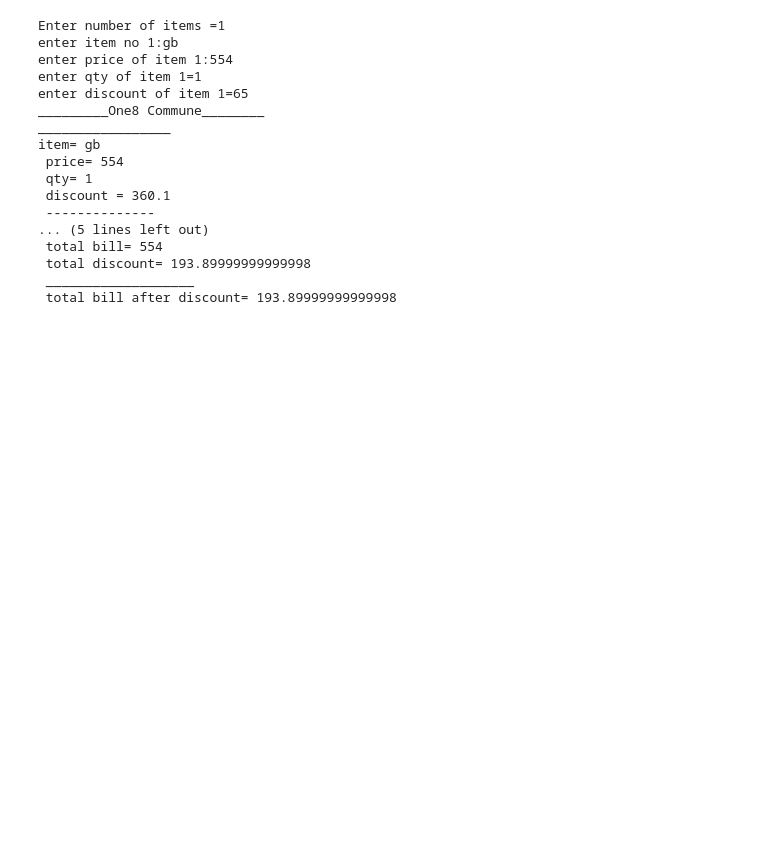
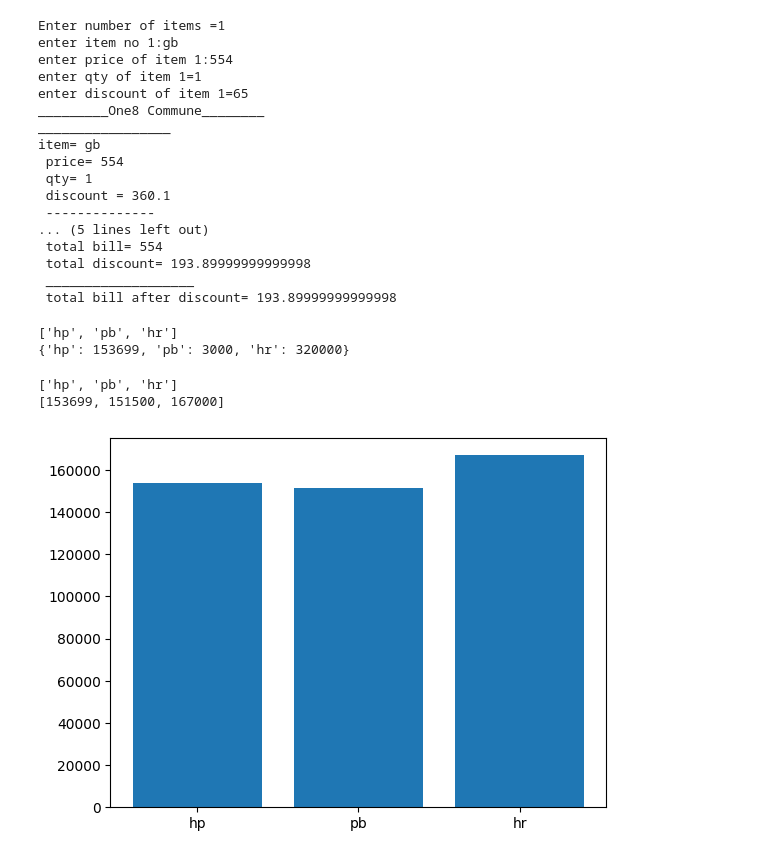
Before and after one commit to Shivam00242/python-class-cbitss, a Jupyter notebook: list_2.ipynb, the cells around one changed output. Drawn from its saved outputs; the diff is of its cells as text; code cells hidden in the pictures; blank space fills up the shorter version.

```diff
--- a/list_2.ipynb
+++ b/list_2.ipynb
@@ -151,3 +151,56 @@ item= gb
  total discount= 193.89999999999998
  ___________________
  total bill after discount= 193.89999999999998
+# %%
+c_name=["shivam","robin","aman","parth","aryan","shubham","saksham"]
+c_id=['101','102','103','104','105','106','107']
+product=["shirt","t-shirt","iphone 17","samsung s25 ultra","shirt","t-shirt","iphone 17"]
+price=[2500,1500,150000,170000,1200,1500,149999]
+state=["hp","pb","hr","hr","hp","pb","hp"]
+gender=["m","f","f","m","m","f","m"]
+
+unique_state=[]
+state_wise_sale={}
+for a in state:
+  if a not in unique_state:
+    unique_state.append(a)
+print(unique_state)
+for i in range (len(state)):
+  current_sate=state[i]
+  current_price=price[i]
+  if current_sate not in state_wise_sale:
+    state_wise_sale[current_sate]=0
+  state_wise_sale[current_sate]+=current_price
+print(state_wise_sale)
+# %% [output]
+['hp', 'pb', 'hr']
+{'hp': 153699, 'pb': 3000, 'hr': 320000}
+# %%
+import matplotlib.pyplot as plt
+
+
+c_name=["shivam","robin","aman","parth","aryan","shubham","saksham"]
+c_id=['101','102','103','104','105','106','107']
+product=["shirt","t-shirt","iphone 17","samsung s25 ultra","shirt","t-shirt","iphone 17"]
+price=[2500,150000,150000,17000,1200,1500,149999]
+state=["hp","pb","hr","hr","hp","pb","hp"]
+gender=["m","f","f","m","m","f","m"]
+
+unique_state=[]
+state_wise_sale_=[]
+for a in state:
+  if a not in unique_state:
+    unique_state.append(a)
+    state_wise_sale_.append(0)
+for i in range(len(price)):
+  index=unique_state.index(state[i])
+  state_wise_sale_[index]=state_wise_sale_[index]+price[i]
+
+print(unique_state)
+print(state_wise_sale_)
+plt.bar(unique_state,state_wise_sale_)
+plt.show()
+# %% [output]
+['hp', 'pb', 'hr']
+[153699, 151500, 167000]
+[figure, added]
```
Also changed, not shown: parts of 2 cells of this notebook.
